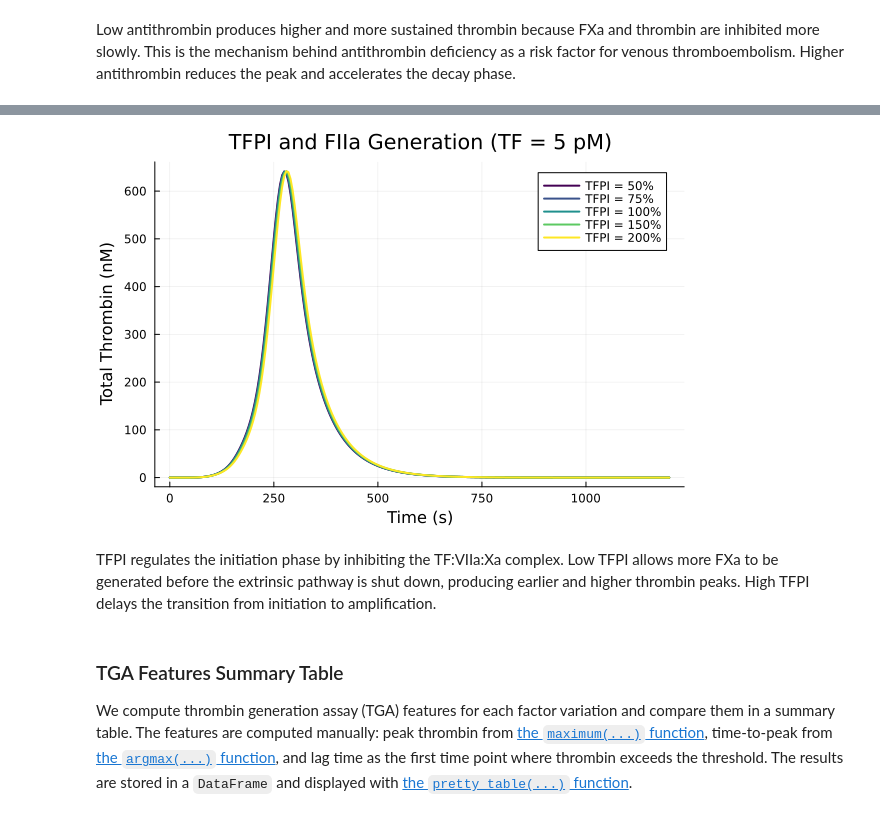
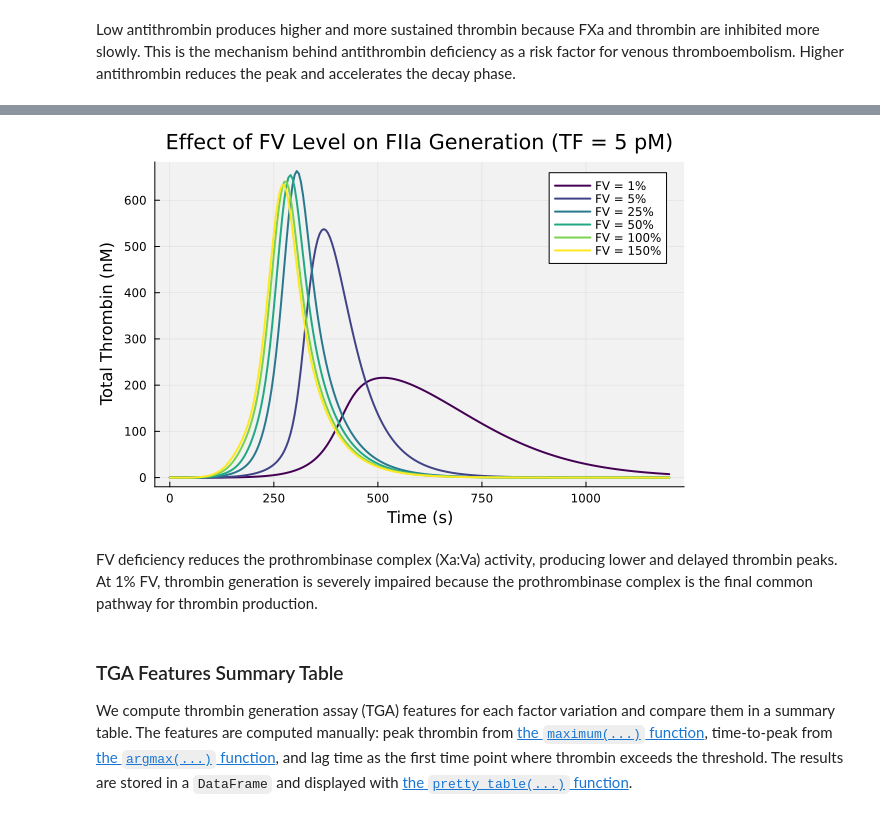
Before and after one commit to sp2229/CHEME-5820-Lectures-Spring-2026, a Jupyter notebook: lectures/week-12/L12a/CHEME-5820-L12a-Advanced-Coagulation-Simulation-Spring-2026.ipynb, the cells around one changed output, grey strips where cells are left out. Saved outputs shown, nothing was run; the diff lists cells and outputs as text; code cells hidden in the pictures.

```diff
--- a/lectures/week-12/L12a/CHEME-5820-L12a-Advanced-Coagulation-Simulation-Spring-2026.ipynb
+++ b/lectures/week-12/L12a/CHEME-5820-L12a-Advanced-Coagulation-Simulation-Spring-2026.ipynb
@@ -52,7 +52,7 @@ n_TF_levels = 10;                # number of TF concentrations to simulate
 # coagulation factor sweep ranges (percent of normal) -
 fviii_levels = [1.0, 5.0, 25.0, 50.0, 100.0, 150.0];    # FVIII: severe hemophilia to elevated
 at_levels = [50.0, 75.0, 100.0, 125.0, 150.0];           # antithrombin: deficient to elevated
-tfpi_levels = [50.0, 75.0, 100.0, 150.0, 200.0];         # TFPI: deficient to elevated
+fv_levels = [1.0, 5.0, 25.0, 50.0, 100.0, 150.0];       # FV: severe deficiency to elevated
 
 # thrombin threshold for lag time calculation -
 thrombin_lag_threshold = 10.0;    # nM (thrombin level that defines end of lag phase)
@@ -249,47 +264,48 @@ We sweep TFPI from 50% (deficient) to 200% (elevated) at 5 pM TF. The thrombin c
 # %%
-thrombin_tfpi = let
+thrombin_fv = let
 
-    # simulate at each TFPI level -
-    n_levels = length(tfpi_levels);
+    # simulate at each FV level -
+    n_levels = length(fv_levels);
     n_timepoints = length(t);
-    thrombin_tfpi = zeros(Float64, n_timepoints, n_levels);
+    thrombin_fv = zeros(Float64, n_timepoints, n_levels);
     TF_fixed = 5e-12; # 5 pM TF
 
-    for (j, pct) in enumerate(tfpi_levels)
+    for (j, pct) in enumerate(fv_levels)
 
         # convert percent-of-normal to molar -
-        tfpi_M = HockinMannModel.percent_nominal_to_molar(pct, :TFPI);
+        fv_M = HockinMannModel.percent_nominal_to_molar(pct, :V);
 
         # build patient-specific initial conditions -
         u0 = HockinMannModel.patient_initial_conditions(HockinMann2002;
-            TF = TF_fixed, TFPI = tfpi_M);
+            TF = TF_fixed, V = fv_M);
 
         # simulate and extract thrombin -
         sol = HockinMannModel.simulate(HockinMann2002;
             u0 = u0, tspan = tspan, saveat = saveat);
-        thrombin_tfpi[:, j] = HockinMannModel.total_thrombin(HockinMann2002, sol) .* 1e9; # M to nM
+        thrombin_fv[:, j] = HockinMannModel.total_thrombin(HockinMann2002, sol) .* 1e9; # M to nM
     end
 
     # return results -
-    thrombin_tfpi
+    thrombin_fv
 end;
 # %%
 let
-    # plot thrombin curves colored by TFPI level -
-    n_levels = length(tfpi_levels);
+    # plot thrombin curves colored by FV level -
+    n_levels = length(fv_levels);
     colors = palette(:viridis, n_levels);
     p = plot(xlabel="Time (s)", ylabel="Total Thrombin (nM)",
-        title="TFPI and FIIa Generation (TF = 5 pM)", legend=:topright);
+        title="Effect of FV Level on FIIa Generation (TF = 5 pM)", legend=:topright,
+        background_color_inside=:gray95);
     for j in 1:n_levels
-        plot!(p, t, thrombin_tfpi[:, j],
-            label="TFPI = $(round(Int, tfpi_levels[j]))%", color=colors[j], lw=2);
+        plot!(p, t, thrombin_fv[:, j],
+            label="FV = $(round(Int, fv_levels[j]))%", color=colors[j], lw=2);
     end
     p
 end
 # %% [output]
-[figure, old version]
+[figure, new version]
-# %% [markdown]
-TFPI regulates the initiation phase by inhibiting the TF:VIIa:Xa complex. Low TFPI allows more FXa to be generated before the extrinsic pathway is shut down, producing earlier and higher thrombin peaks. High TFPI delays the transition from initiation to amplification.
+# %% [markdown]
+FV deficiency reduces the prothrombinase complex (Xa:Va) activity, producing lower and delayed thrombin peaks. At 1% FV, thrombin generation is severely impaired because the prothrombinase complex is the final common pathway for thrombin production.
 # %% [markdown]
 ### TGA Features Summary Table
 We compute thrombin generation assay (TGA) features for each factor variation and compare them in a summary table. The features are computed manually: peak thrombin from [the `maximum(...)` function](https://docs.julialang.org/en/v1/base/collections/#Base.maximum), time-to-peak from [the `argmax(...)` function](https://docs.julialang.org/en/v1/base/collections/#Base.argmax), and lag time as the first time point where thrombin exceeds the threshold. The results are stored in a `DataFrame` and displayed with [the `pretty_table(...)` function](https://ronisbr.github.io/PrettyTables.jl/stable/).
```
Also changed, not shown: parts of 13 cells of this notebook, 1 other file.
